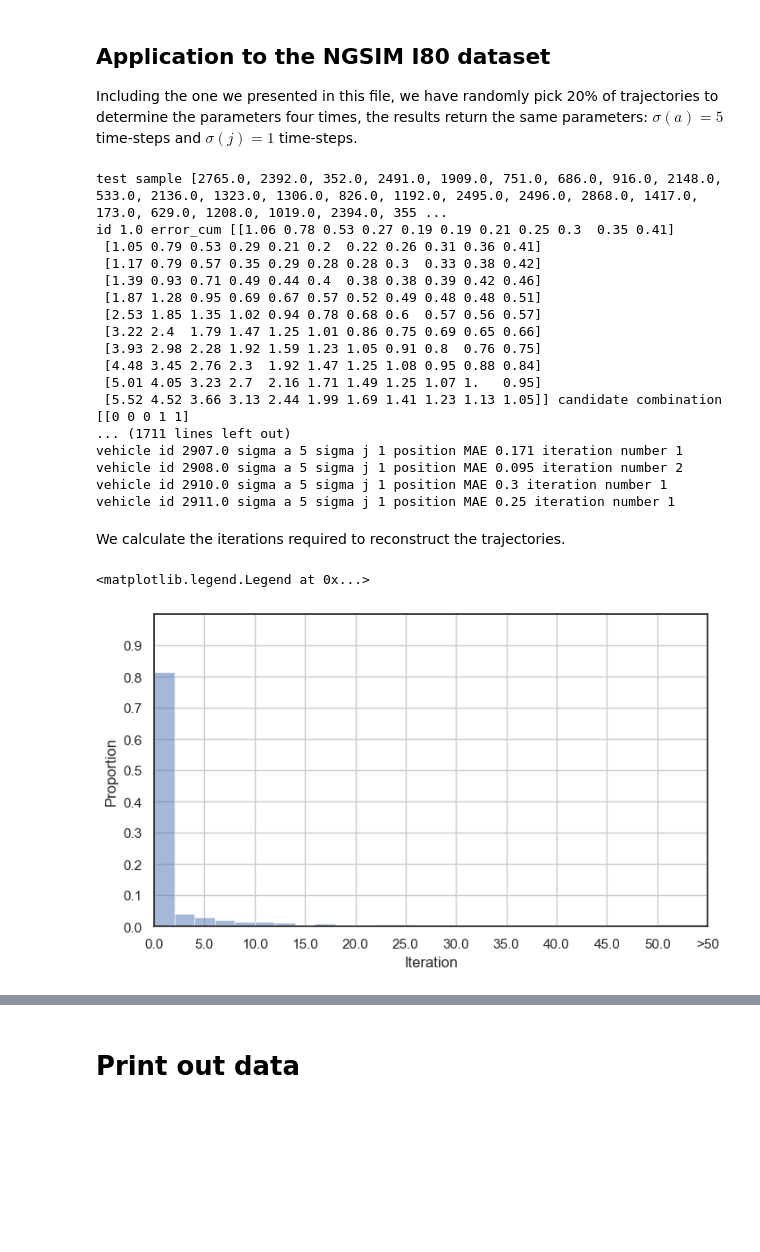
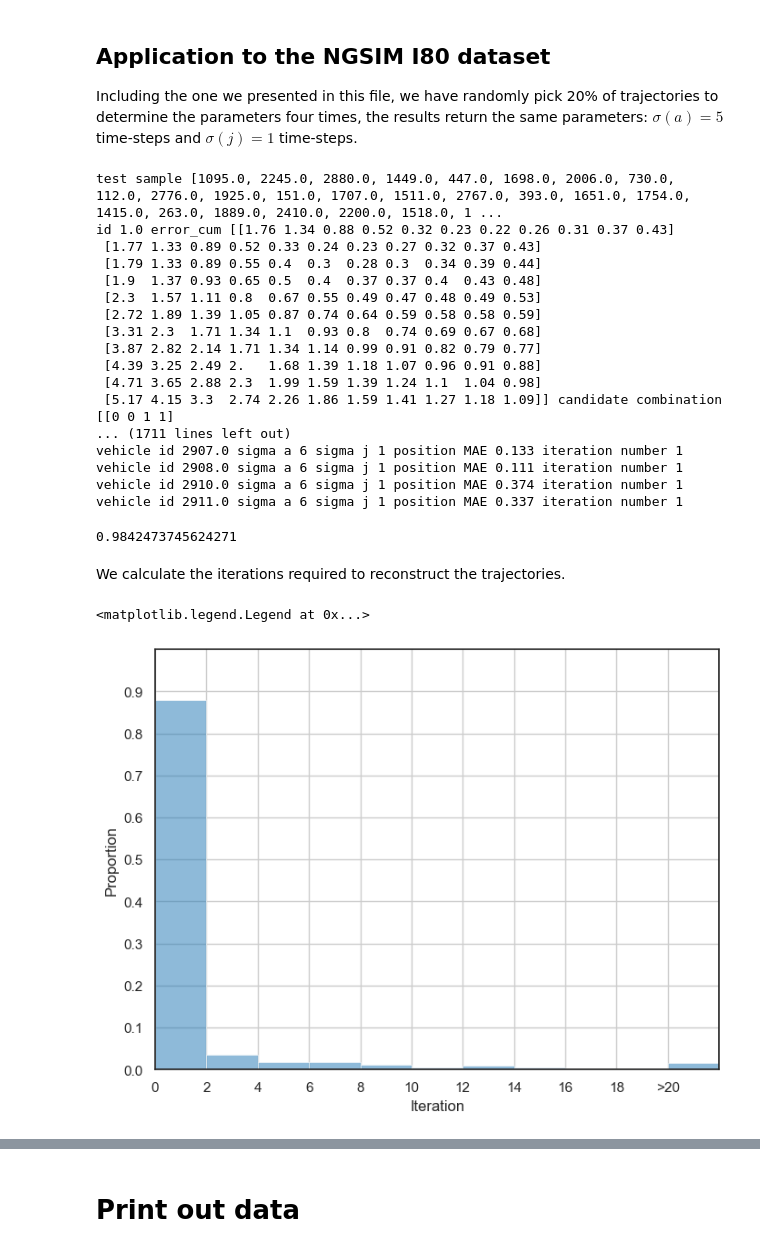
Before and after one commit to ximeng96/Iterative_method_for_vehicle_trajectories_reconstruction, a Jupyter notebook: codes/ite_method_dataset.ipynb, the cells around one changed output, grey strips where cells are left out. Cells and saved outputs as stored; diff of their text form; code cells hidden in the pictures; blank space fills up the shorter version.

```diff
--- a/codes/ite_method_dataset.ipynb
+++ b/codes/ite_method_dataset.ipynb
@@ -348,7 +348,7 @@ We first upload the dataset and change the unit
 # %%
 #from google.colab import files
 #uploaded = files.upload()
-veh_traj = pd.read_csv('NGSIM_I80_vehicle.csv',
+veh_traj = pd.read_csv('./copy_run/data/NGSIM_I80_vehicle.csv',
             usecols = ['Vehicle_ID','Frame_ID','Global_Time','Local_X','Local_Y','v_Length','Preceding','Following'])
 veh_traj['Global_Time'] = veh_traj['Global_Time'] * 0.001
 for item in ['Local_X','Local_Y','v_Length']:
@@ -417,7 +417,7 @@ def method_application(raw_traj, sample_id, delta_t, up_wj, low_wj, up_wa, low_w
         raw_array = np.vstack((raw_array, raw_veh))
     return smooth_dataset, raw_array, ite_num
 # %%
-delta_t = 0.1; up_v = 30; down_v = 0; up_a = 4; down_a = -5; up_j = 15; down_j = -15; opt_id = 1;
+delta_t = 0.1; up_v = 30; down_v = 0; up_a = 4; down_a = -5; up_j = 8; down_j = -8; opt_id = 1;
 up_wj = 11; low_wj=0; up_wa = 11; low_wa=0;  T_a = 1; T_j = 1 ;opt_id = 1; correct_id = 1; filter_id = 1;
 from random import sample
 '''pick 20% of the total trajectory'''
@@ -427,39 +427,43 @@ print("test sample", id_set)
 smooth_traj1, raw1, num_ite = method_application(veh_traj, id_set, delta_t, up_wj, low_wj, up_wa, low_wa,  up_v, down_v,
                                                  up_a, down_a, up_j, down_j, T_a, T_j, opt_id, filter_id)
 # %% [output]
-test sample [2765.0, 2392.0, 352.0, 2491.0, 1909.0, 751.0, 686.0, 916.0, 2148.0, 533.0, 2136.0, 1323.0, 1306.0, 826.0, 1192.0, 2495.0, 2496.0, 2868.0, 1417.0, 173.0, 629.0, 1208.0, 1019.0, 2394.0, 355 ...
-id 1.0 error_cum [[1.06 0.78 0.53 0.27 0.19 0.19 0.21 0.25 0.3  0.35 0.41]
- [1.05 0.79 0.53 0.29 0.21 0.2  0.22 0.26 0.31 0.36 0.41]
- [1.17 0.79 0.57 0.35 0.29 0.28 0.28 0.3  0.33 0.38 0.42]
- [1.39 0.93 0.71 0.49 0.44 0.4  0.38 0.38 0.39 0.42 0.46]
- [1.87 1.28 0.95 0.69 0.67 0.57 0.52 0.49 0.48 0.48 0.51]
- [2.53 1.85 1.35 1.02 0.94 0.78 0.68 0.6  0.57 0.56 0.57]
- [3.22 2.4  1.79 1.47 1.25 1.01 0.86 0.75 0.69 0.65 0.66]
- [3.93 2.98 2.28 1.92 1.59 1.23 1.05 0.91 0.8  0.76 0.75]
- [4.48 3.45 2.76 2.3  1.92 1.47 1.25 1.08 0.95 0.88 0.84]
- [5.01 4.05 3.23 2.7  2.16 1.71 1.49 1.25 1.07 1.   0.95]
- [5.52 4.52 3.66 3.13 2.44 1.99 1.69 1.41 1.23 1.13 1.05]] candidate combination [[0 0 0 1 1]
+test sample [1095.0, 2245.0, 2880.0, 1449.0, 447.0, 1698.0, 2006.0, 730.0, 112.0, 2776.0, 1925.0, 151.0, 1707.0, 1511.0, 2767.0, 393.0, 1651.0, 1754.0, 1415.0, 263.0, 1889.0, 2410.0, 2200.0, 1518.0, 1 ...
+id 1.0 error_cum [[1.76 1.34 0.88 0.52 0.32 0.23 0.22 0.26 0.31 0.37 0.43]
+ [1.77 1.33 0.89 0.52 0.33 0.24 0.23 0.27 0.32 0.37 0.43]
+ [1.79 1.33 0.89 0.55 0.4  0.3  0.28 0.3  0.34 0.39 0.44]
+ [1.9  1.37 0.93 0.65 0.5  0.4  0.37 0.37 0.4  0.43 0.48]
+ [2.3  1.57 1.11 0.8  0.67 0.55 0.49 0.47 0.48 0.49 0.53]
+ [2.72 1.89 1.39 1.05 0.87 0.74 0.64 0.59 0.58 0.58 0.59]
+ [3.31 2.3  1.71 1.34 1.1  0.93 0.8  0.74 0.69 0.67 0.68]
+ [3.87 2.82 2.14 1.71 1.34 1.14 0.99 0.91 0.82 0.79 0.77]
+ [4.39 3.25 2.49 2.   1.68 1.39 1.18 1.07 0.96 0.91 0.88]
+ [4.71 3.65 2.88 2.3  1.99 1.59 1.39 1.24 1.1  1.04 0.98]
+ [5.17 4.15 3.3  2.74 2.26 1.86 1.59 1.41 1.27 1.18 1.09]] candidate combination [[0 0 1 1]
 ... (1711 lines left out)
-vehicle id 2907.0 sigma a 5 sigma j 1 position MAE 0.171 iteration number 1
-vehicle id 2908.0 sigma a 5 sigma j 1 position MAE 0.095 iteration number 2
-vehicle id 2910.0 sigma a 5 sigma j 1 position MAE 0.3 iteration number 1
-vehicle id 2911.0 sigma a 5 sigma j 1 position MAE 0.25 iteration number 1
+vehicle id 2907.0 sigma a 6 sigma j 1 position MAE 0.133 iteration number 1
+vehicle id 2908.0 sigma a 6 sigma j 1 position MAE 0.111 iteration number 1
+vehicle id 2910.0 sigma a 6 sigma j 1 position MAE 0.374 iteration number 1
+vehicle id 2911.0 sigma a 6 sigma j 1 position MAE 0.337 iteration number 1
+# %%
+1 - len(num_ite[np.where(num_ite[:,0]>20)])/len(num_ite)
+# %% [output]
+0.9842473745624271
 # %% [markdown]
 We calculate the iterations required to reconstruct the trajectories.
 # %%
 import seaborn as sns
 import matplotlib.pyplot as plt
-i_range = [0] + np.round(np.linspace(2,50,25),1).tolist() + [200]
-i_lable = np.round(np.linspace(0,50,11),0).tolist() + [">50"]
-x1 = 0; x2 = 55; y1 = 0; y2 = 1
-sns.set(rc={"figure.figsize": (8, 10)}, style="white", palette=None)
-plt.subplot(2,1,1)
+i_range = [0] + np.round(np.linspace(2,20,10),0).tolist() + [200]
+i_lable = [int(i) for i in np.linspace(0,18,10).tolist()] + [">20"]
+x1 = 0; x2 = 20; y1 = 0; y2 = 1
+sns.set(rc={"figure.figsize": (8, 6)}, style="white", palette=None)
+plt.subplot(1,1,1)
 ax = sns.histplot(num_ite, bins=i_range, stat = 'proportion')
-ax.set_ylim(y1, y2); ax.set_xlim(x1, 52);
-ax.set_yticks(np.arange(y1, y2, 0.1)); ax.set_xticks(np.arange(x1, x2+1, 5), i_lable);
+ax.set_ylim(y1, y2); ax.set_xlim(x1, 22);
+ax.set_yticks(np.arange(y1, y2, 0.1)); ax.set_xticks(np.round(np.arange(x1, x2+1, 2),0), i_lable);
 ax.set_xlabel("Iteration")
 plt.grid(True);
 ax.legend([],[], frameon=False) #remove the ledgend
 # %% [output]
 <matplotlib.legend.Legend at 0x...>
-[figure, old version]
+[figure, new version]
```
Also changed, not shown: parts of 3 cells of this notebook, 2 other files.
